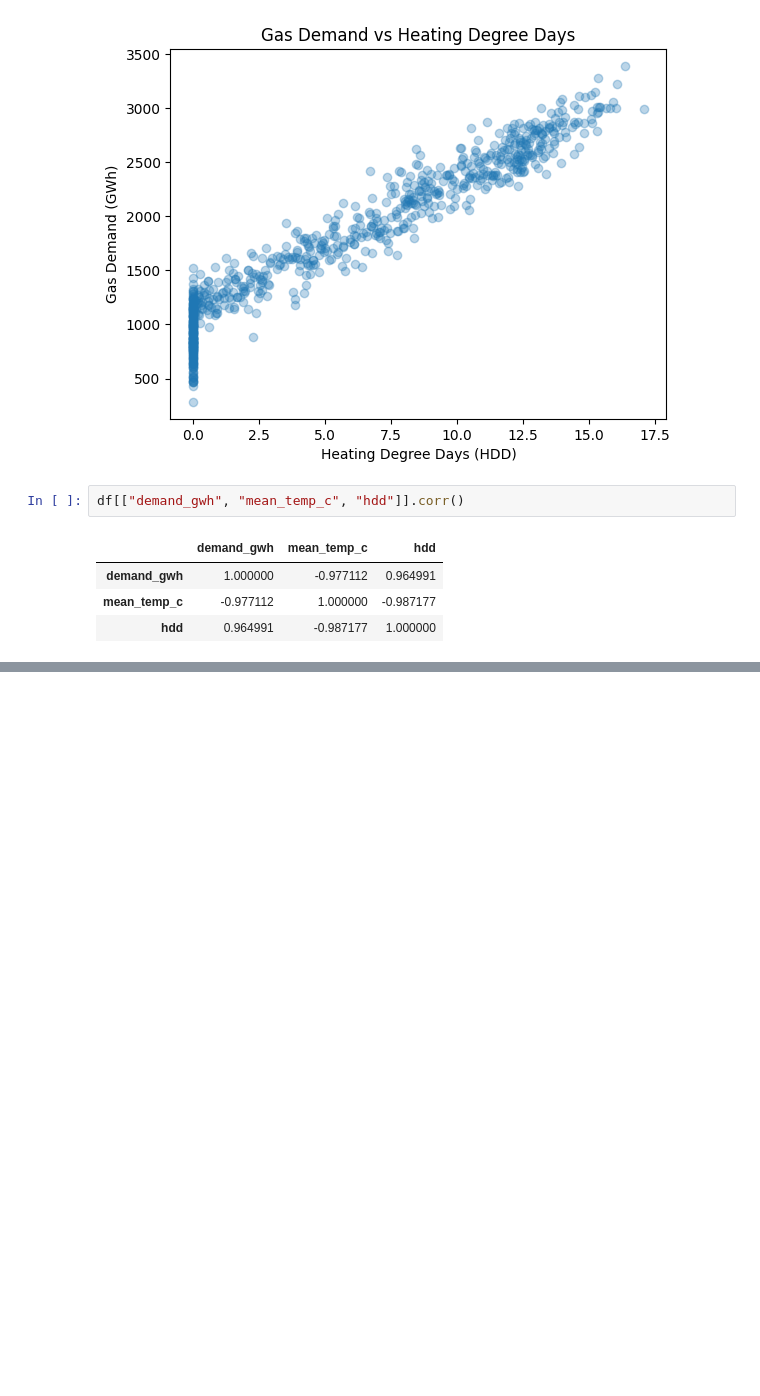
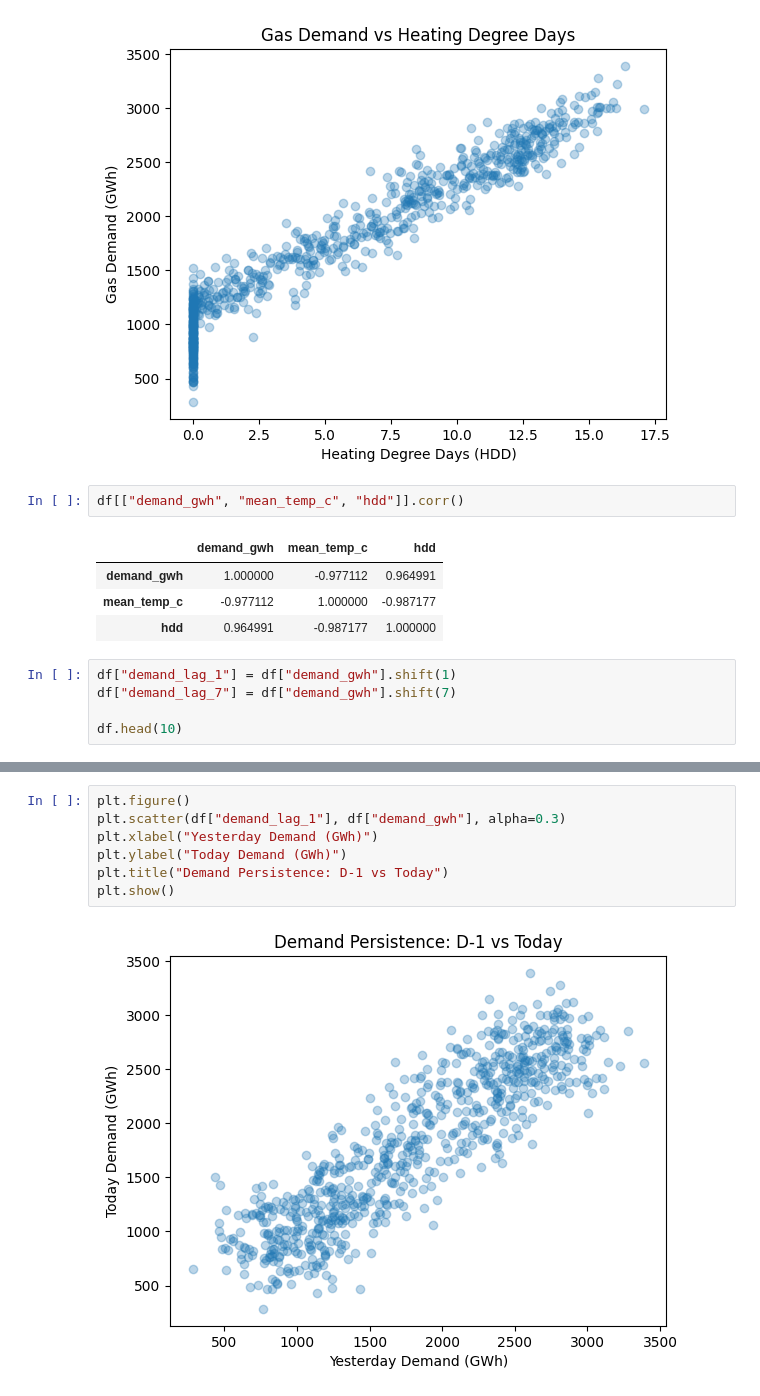
Before and after one commit to xdityx/xoserve-uk-gas-demand-forecasting, a Jupyter notebook: notebooks/data_exploration.ipynb, the cells around one changed output, grey strips where cells are left out. Cells and saved outputs as stored; diff of their text form; blank space fills up the shorter version.

Commit message:
Add demand persistence features (lags and rolling averages)

```diff
--- a/notebooks/data_exploration.ipynb
+++ b/notebooks/data_exploration.ipynb
@@ -75,3 +75,8 @@ df[["demand_gwh", "mean_temp_c", "hdd"]].corr()
 | demand_gwh | 1.000000 | -0.977112 | 0.964991 |
 | mean_temp_c | -0.977112 | 1.000000 | -0.987177 |
 | hdd | 0.964991 | -0.987177 | 1.000000 |
+# %%
+df["demand_lag_1"] = df["demand_gwh"].shift(1)
+df["demand_lag_7"] = df["demand_gwh"].shift(7)
+
+df.head(10)
@@ -77,0 +95,9 @@ df[["demand_gwh", "mean_temp_c", "hdd"]].corr()
+# %%
+plt.figure()
+plt.scatter(df["demand_lag_1"], df["demand_gwh"], alpha=0.3)
+plt.xlabel("Yesterday Demand (GWh)")
+plt.ylabel("Today Demand (GWh)")
+plt.title("Demand Persistence: D-1 vs Today")
+plt.show()
+# %% [output]
+[figure, added]
```
Also changed, not shown: parts of 4 cells of this notebook.
